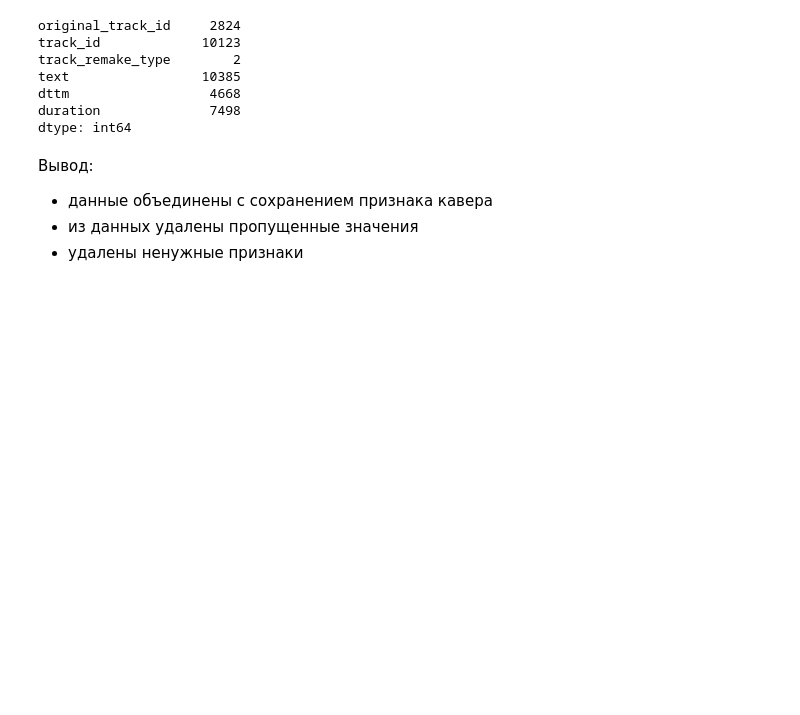
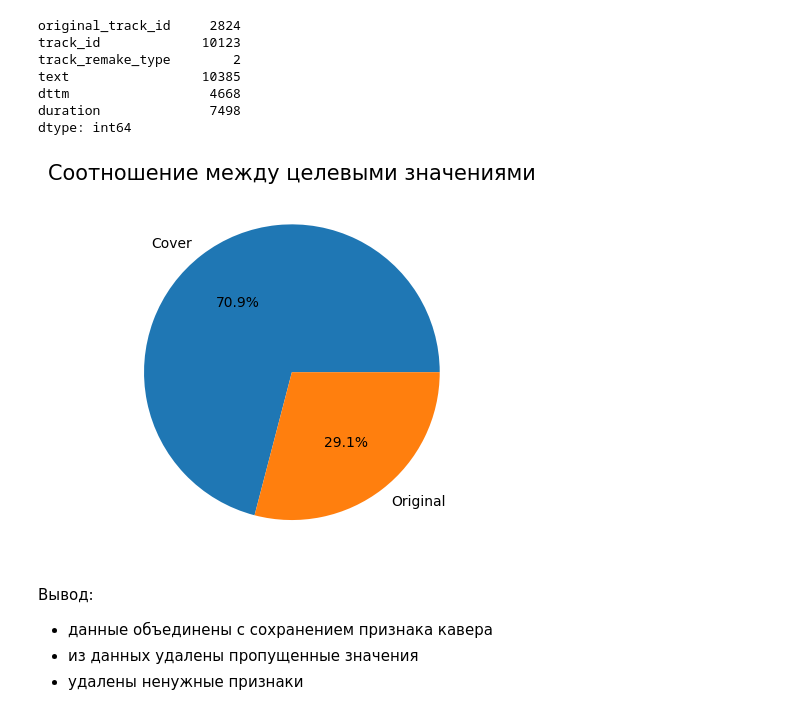
Before and after one commit to denis-42ds/cover-songs-search, a Jupyter notebook: music_covers.ipynb, the cells around one changed output. Cells and saved outputs as stored; diff of their text form; code cells hidden in the pictures; blank space fills up the shorter version.

Commit message:
diagram added, mumeli removed

```diff
--- a/music_covers.ipynb
+++ b/music_covers.ipynb
@@ -265,6 +265,15 @@ text                 10385
 dttm                  4668
 duration              7498
 dtype: int64
+# %%
+labels = 'Cover', 'Original'
+sizes = [cover_lyric_wona['track_remake_type'].value_counts()[0], cover_lyric_wona['track_remake_type'].value_counts()[1]]
+fig1, ax1 = plt.subplots()
+ax1.pie(sizes, labels=labels, autopct='%1.1f%%')
+plt.title('Соотношение между целевыми значениями', size=15)
+plt.show()
+# %% [output]
+[figure, added]
 # %% [markdown]
 Вывод:
 - данные объединены с сохранением признака кавера
```
Also changed, not shown: parts of 11 cells of this notebook, 1 other file.
